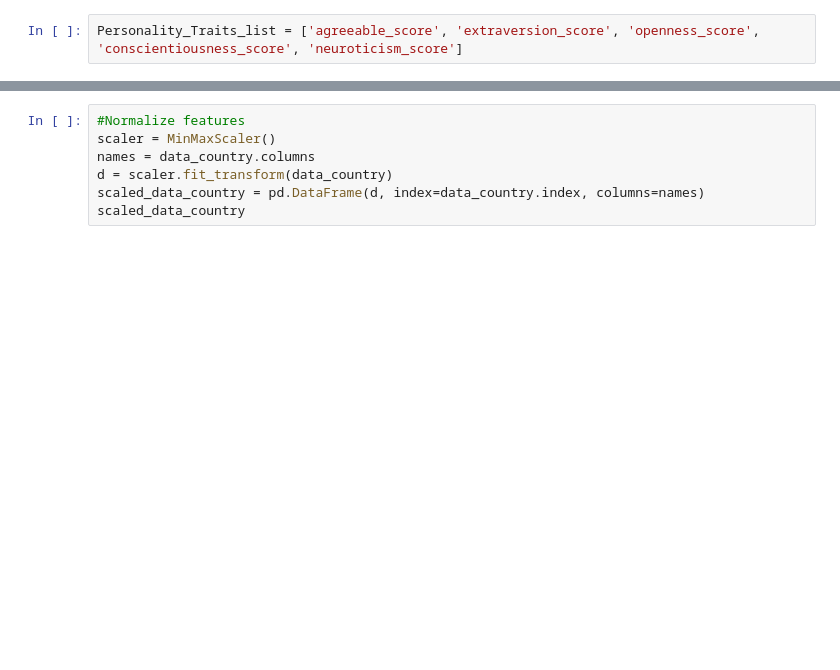
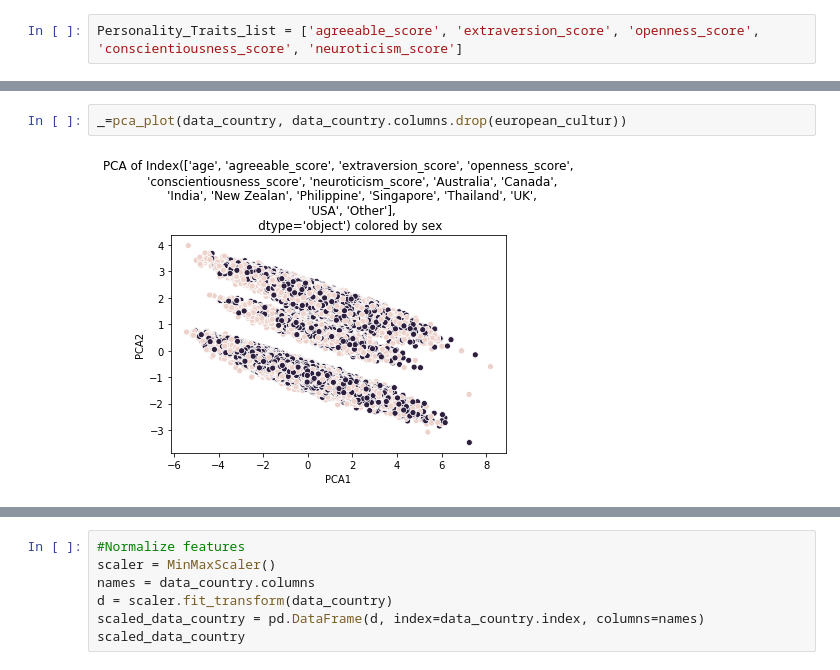
Before and after one commit to efratkohen/Big_five, a Jupyter notebook: Big Five - preprocessing.ipynb, the cells around one changed output, grey strips where cells are left out. Drawn from its saved outputs; the diff is of its cells as text; blank space fills up the shorter version.

```diff
--- a/Big Five - preprocessing.ipynb
+++ b/Big Five - preprocessing.ipynb
@@ -211,0 +377,4 @@ _=pca_plot(data_country, Personality_Traits_list)
+# %%
+_=pca_plot(data_country, data_country.columns.drop(european_cultur))
+# %% [output]
+[figure, added]
```
Also changed, not shown: parts of 8 cells of this notebook, 2 other files.
